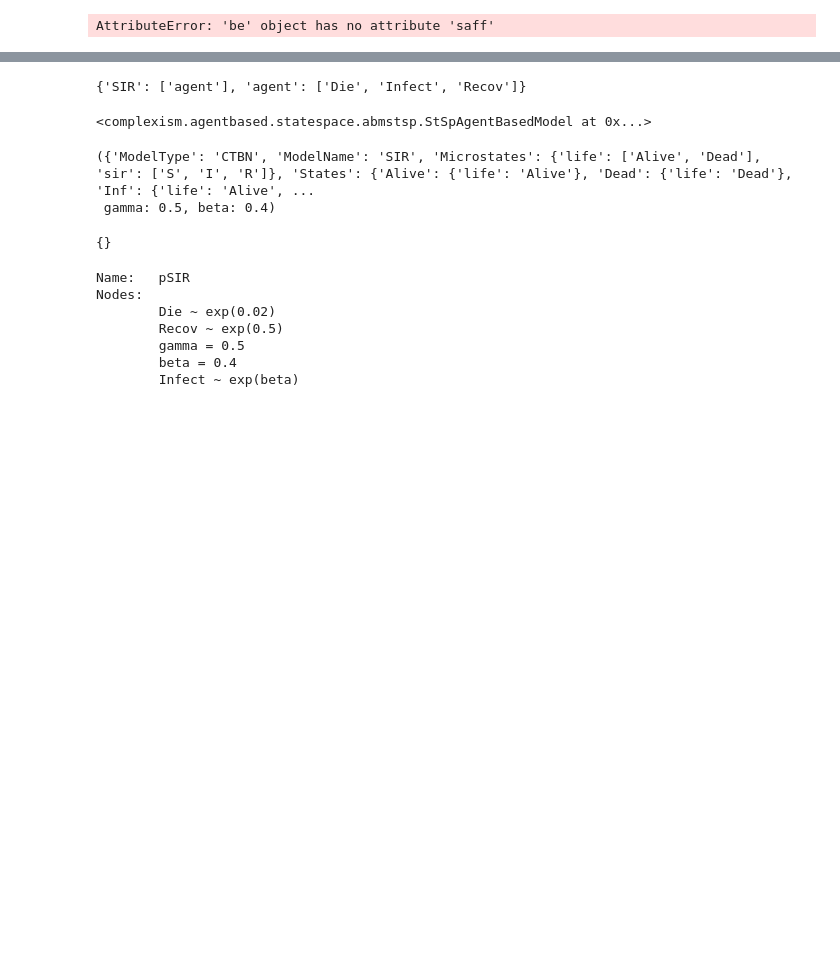
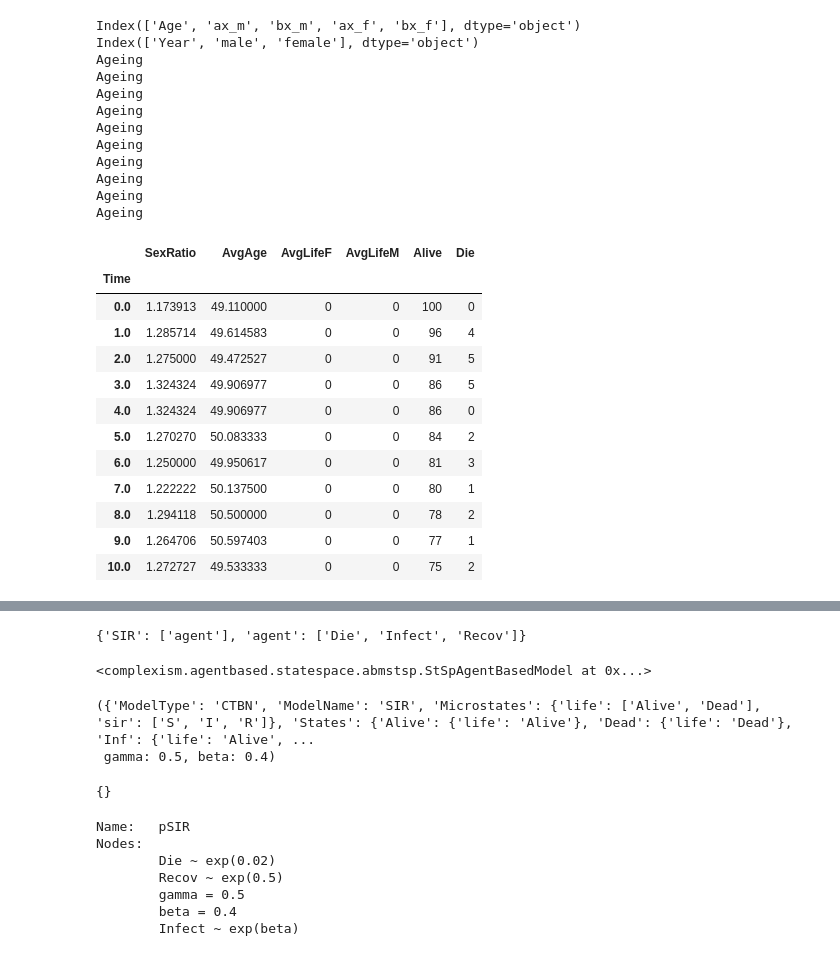
Before and after one commit to CxModelling/PyComplexism, a Jupyter notebook: Hood.ipynb, the cells around one changed output, grey strips where cells are left out. Saved outputs shown, nothing was run; the diff lists cells and outputs as text; code cells hidden in the pictures; blank space fills up the shorter version.

Commit message:
add DemographyLeeCarter

```diff
--- a/Hood.ipynb
+++ b/Hood.ipynb
@@ -4,20 +0,0 @@ import epidag.factory.arguments as vld
-# %%
-class be:
-    def __init__(self, k):
-        self.K = k
-        self.json = None
-        self.Name = None
-
-    def to_json(self):
-        return self.json
-
-    def __repr__(self):
-        return '{}-{}'.format(self.Name, self.K)
-
-gg = get_workshop('bew')
-gg.register('be', be, [vld.NotNull('k')], meta=['Name'])
-
-b = gg.create_from_json({'Name': 'N', 'saff': 4, 'Type': 'be', 'Args': {'k': 'A'}})
-b.saff
-# %% [output]
-AttributeError: 'be' object has no attribute 'saff'
@@ -23,0 +51,59 @@ AttributeError: 'be' object has no attribute 'saff'
+# %%
+ctrl = cx.Director()
+ctrl.load_bayes_net('example/scripts/pBD.txt')
+ctrl.load_state_space_model('example/scripts/BD.txt')
+
+abm = ctrl.new_sim_model('BD', 'StSpABM')
+abm.set_agent(dynamics='BD', prefix='Ag')
+abm.set_observations(states=['Alive'], transitions=['Die'], behaviours=['L'])
+# %%
+model = ctrl.generate_model('M6', 'BD', bn='pBD')
+
+y0 = [
+    {'n': 100, 'attributes': {'st': 'Alive'}}
+]
+
+mat_a = pd.read_csv('data/lcax.csv')
+mat_t = pd.read_csv('data/lcat.csv')
+
+print(mat_a.columns)
+print(mat_t.columns)
+lc_m = dat.LeeCarter(mat_t, mat_a, i_time='Year', i_age='Age', i_al='ax_m', i_be='bx_m', i_ka='male')
+lc_f = dat.LeeCarter(mat_t, mat_a, i_time='Year', i_age='Age', i_al='ax_m', i_be='bx_m', i_ka='male')
+
+
+ldd = LifeDataDriven(model.DCore.States['Dead'], model.DCore.States['Alive'], lc_m, lc_f)
+ldd.Name = "L"
+
+#li = ss.LifeRate(model.DCore.States['Dead'], model.DCore.States['Alive'], 0.2)
+
+model.add_behaviour(ldd)
+model.add_observing_behaviour("L")
+output = cx.simulate(model, y0, 0, 10)
+output
+# %% [output]
+Index(['Age', 'ax_m', 'bx_m', 'ax_f', 'bx_f'], dtype='object')
+Index(['Year', 'male', 'female'], dtype='object')
+Ageing
+Ageing
+Ageing
+Ageing
+Ageing
+Ageing
+Ageing
+Ageing
+Ageing
+Ageing
+|  | SexRatio | AvgAge | AvgLifeF | AvgLifeM | Alive | Die |
+| Time |  |  |  |  |  |  |
+| 0.0 | 1.173913 | 49.110000 | 0 | 0 | 100 | 0 |
+| 1.0 | 1.285714 | 49.614583 | 0 | 0 | 96 | 4 |
+| 2.0 | 1.275000 | 49.472527 | 0 | 0 | 91 | 5 |
+| 3.0 | 1.324324 | 49.906977 | 0 | 0 | 86 | 5 |
+| 4.0 | 1.324324 | 49.906977 | 0 | 0 | 86 | 0 |
+| 5.0 | 1.270270 | 50.083333 | 0 | 0 | 84 | 2 |
+| 6.0 | 1.250000 | 49.950617 | 0 | 0 | 81 | 3 |
+| 7.0 | 1.222222 | 50.137500 | 0 | 0 | 80 | 1 |
+| 8.0 | 1.294118 | 50.500000 | 0 | 0 | 78 | 2 |
+| 9.0 | 1.264706 | 50.597403 | 0 | 0 | 77 | 1 |
+| 10.0 | 1.272727 | 49.533333 | 0 | 0 | 75 | 2 |
```
Also changed, not shown: parts of 7 cells of this notebook, 12 other files.
